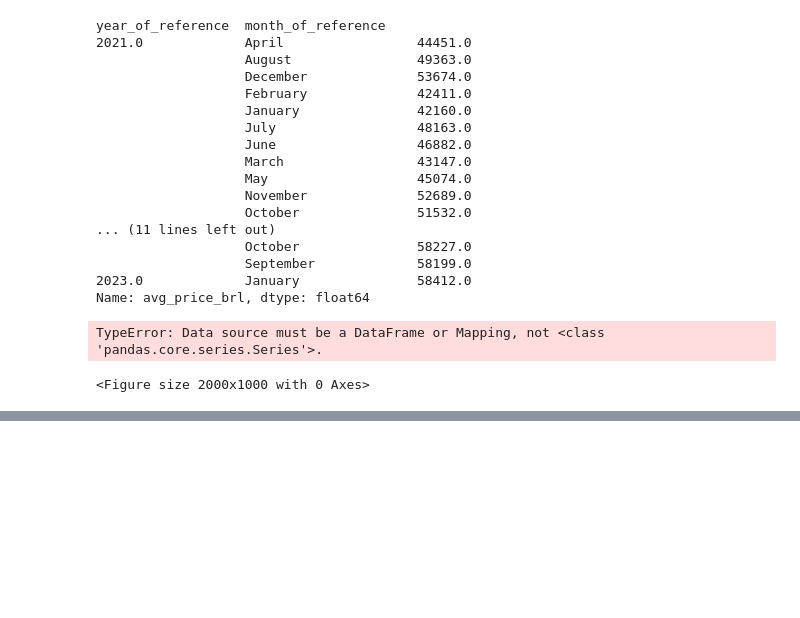
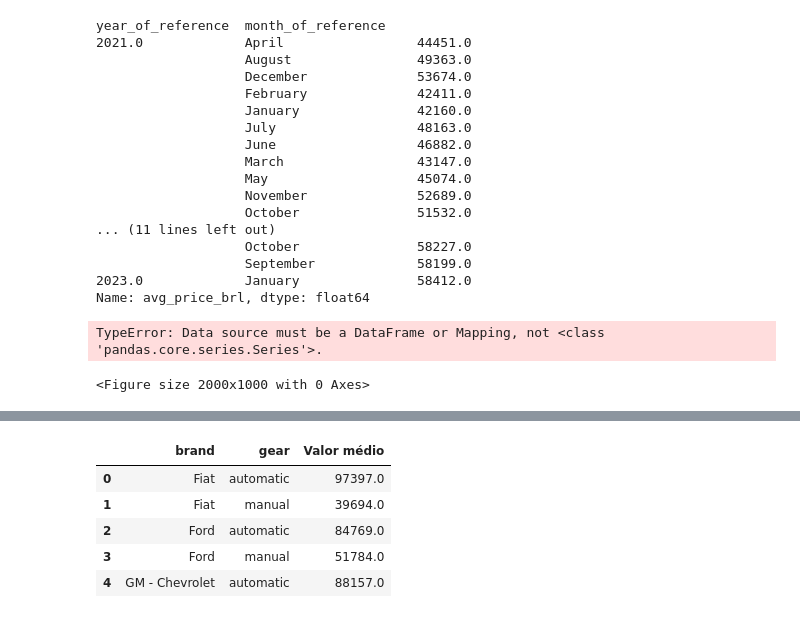
Before and after one commit to Equipe16-IAA/IAA002-TrabalhoFinal, a Jupyter notebook: Main.ipynb, the cells around one changed output, grey strips where cells are left out. Saved outputs shown, nothing was run; the diff lists cells and outputs as text; code cells hidden in the pictures; blank space fills up the shorter version.

```diff
--- a/Main.ipynb
+++ b/Main.ipynb
@@ -270,0 +290,11 @@ TypeError: Data source must be a DataFrame or Mapping, not <class 'pandas.core.s
+# %%
+# Reset index
+media_preco_carros_2 = media_preco_carros_2.reset_index(name='Valor médio')
+media_preco_carros_2.head()
+# %% [output]
+|  | brand | gear | Valor médio |
+| 0 | Fiat | automatic | 97397.0 |
+| 1 | Fiat | manual | 39694.0 |
+| 2 | Ford | automatic | 84769.0 |
+| 3 | Ford | manual | 51784.0 |
+| 4 | GM - Chevrolet | automatic | 88157.0 |
```
Also changed, not shown: parts of 3 cells of this notebook.
